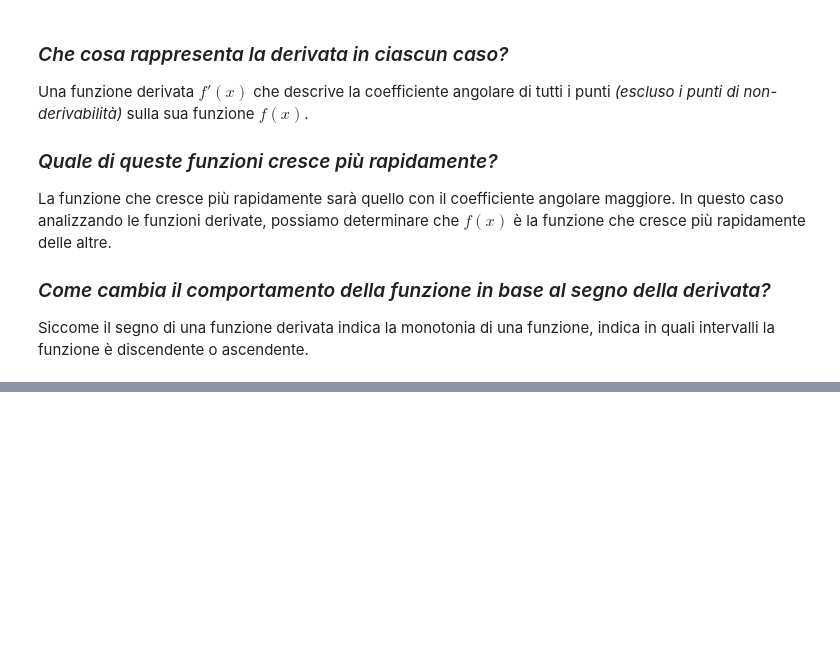
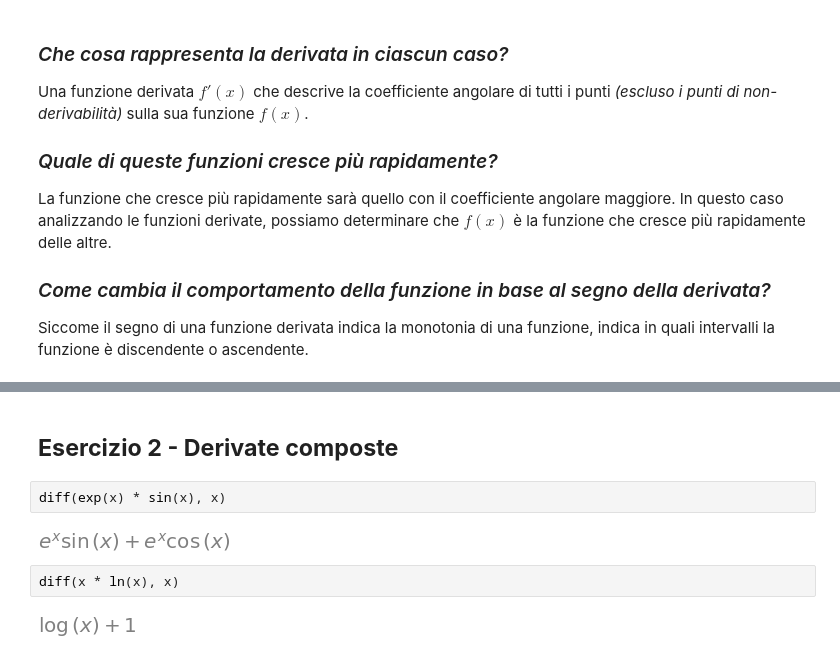
Before and after one commit to geesemain7/school_work, a Jupyter notebook: quinta/notebooks/sympy/esercizi_4-9.ipynb, the cells around one changed output, grey strips where cells are left out. Cells and saved outputs as stored; diff of their text form; blank space fills up the shorter version.

```diff
--- a/quinta/notebooks/sympy/esercizi_4-9.ipynb
+++ b/quinta/notebooks/sympy/esercizi_4-9.ipynb
@@ -78,0 +119,10 @@ Siccome il segno di una funzione derivata indica la monotonia di una funzione, i
+# %% [markdown]
+## **Esercizio 2 - Derivate composte**
+# %%
+diff(exp(x) * sin(x), x)
+# %% [output]
+[figure, added]
+# %%
+diff(x * ln(x), x)
+# %% [output]
+[figure, added]
```
Also changed, not shown: parts of 16 cells of this notebook.
